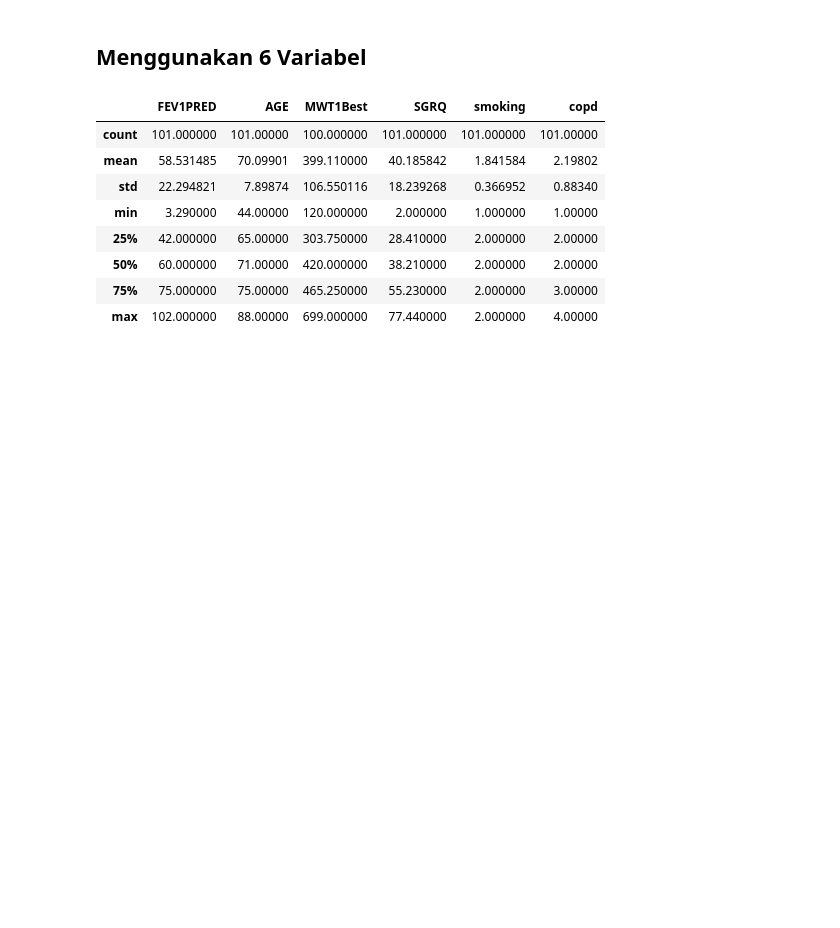
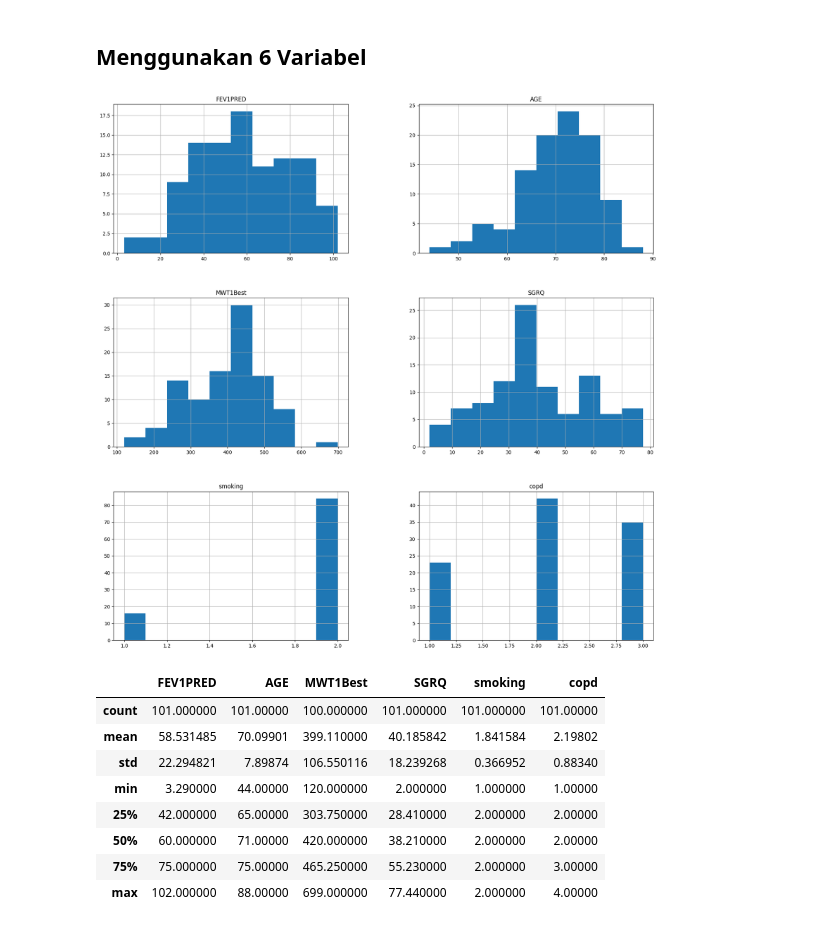
Before and after one commit to Hajranazbytama/tsdn24, a Jupyter notebook: Model_Prediction/COPD.ipynb, the cells around one changed output. Drawn from its saved outputs; the diff is of its cells as text; code cells hidden in the pictures; blank space fills up the shorter version.

```diff
--- a/Model_Prediction/COPD.ipynb
+++ b/Model_Prediction/COPD.ipynb
@@ -48,6 +48,11 @@ plt.show()
 ## **Menggunakan 6 Variabel**
 # %%
 data = data[["FEV1PRED","AGE", "MWT1Best", "SGRQ", "smoking", "copd"]]
+# %%
+data.hist(figsize=[20,20])
+plt.show()
+# %% [output]
+[figure, added]
 # %%
 data.describe()
 # %% [output]
```
Also changed, not shown: parts of 5 cells of this notebook, 1 other file.
